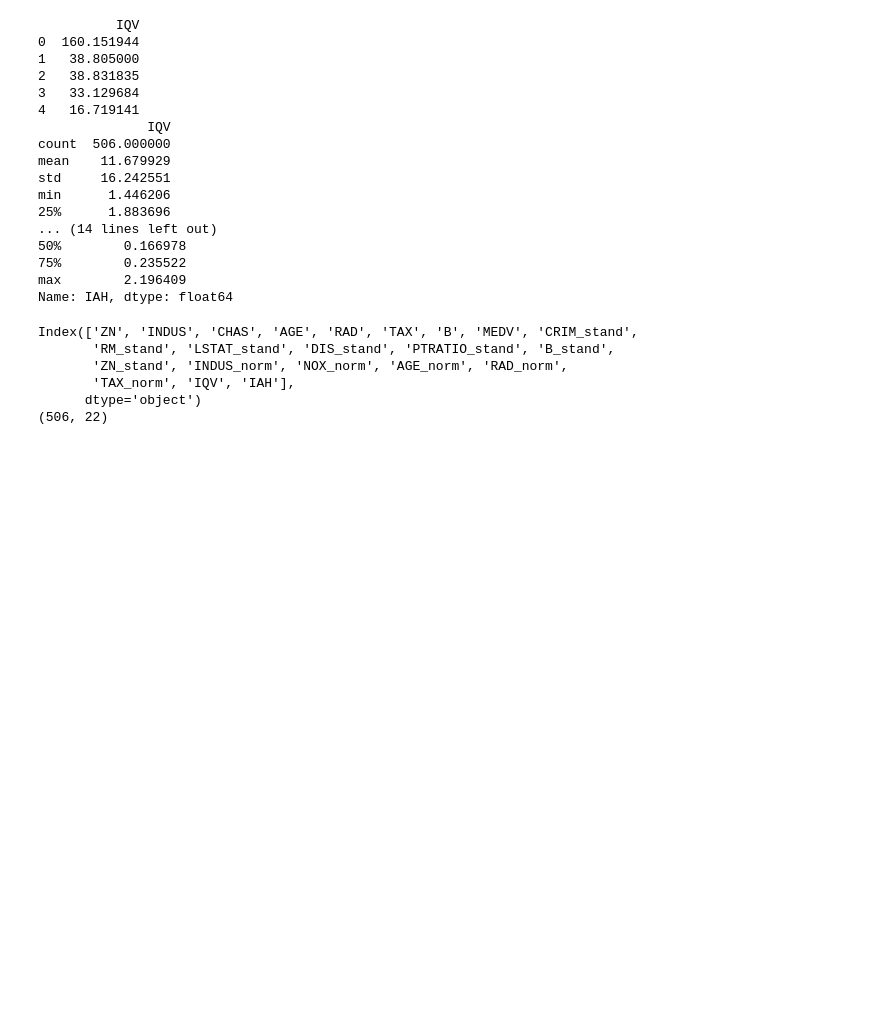
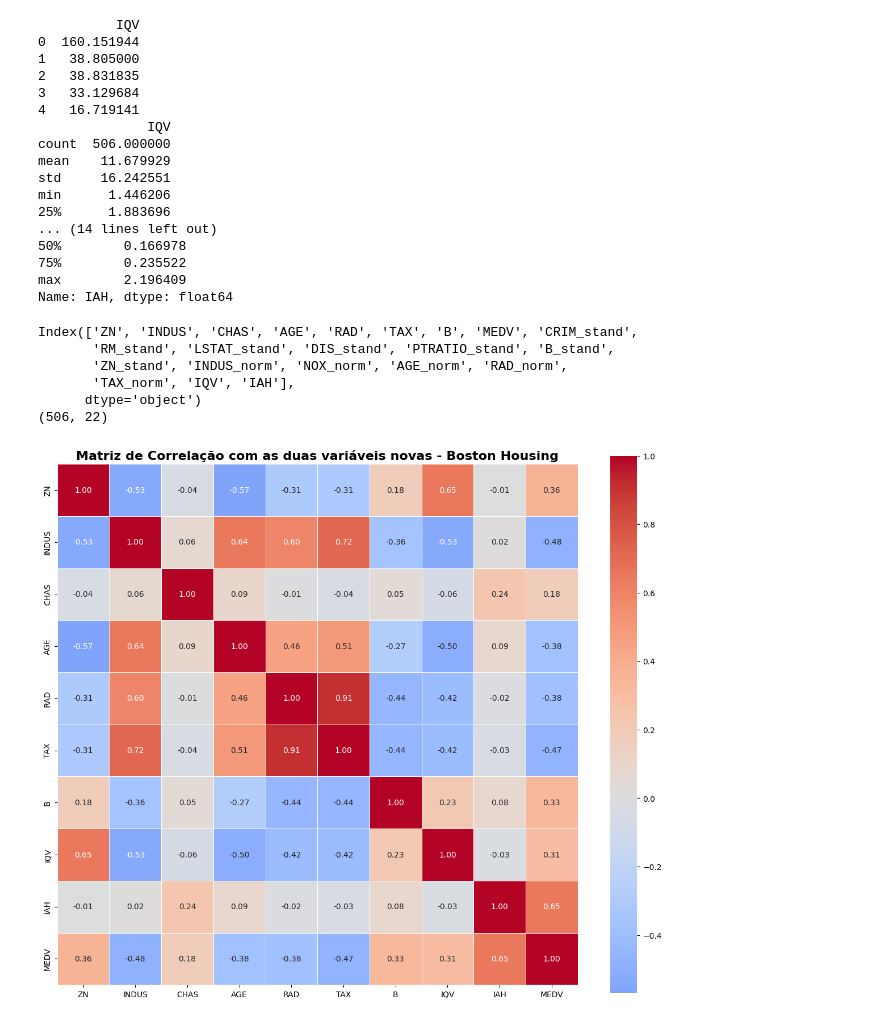
Before and after one commit to NatachaZhang/projeto-cdg-grupo7, a Jupyter notebook: notebooks/1.0_eda_limpeza.ipynb, the cells around one changed output. Cells and saved outputs as stored; diff of their text form; code cells hidden in the pictures; blank space fills up the shorter version.

Commit message:
Kaggle Notebook | 1.0_eda_limpeza | Análise de correlações das novas variáveis

```diff
--- a/notebooks/1.0_eda_limpeza.ipynb
+++ b/notebooks/1.0_eda_limpeza.ipynb
@@ -359,3 +359,26 @@ Index(['ZN', 'INDUS', 'CHAS', 'AGE', 'RAD', 'TAX', 'B', 'MEDV', 'CRIM_stand',
        'TAX_norm', 'IQV', 'IAH'],
       dtype='object')
 (506, 22)
+# %%
+colunas = ['ZN', 'INDUS', 'CHAS', 'AGE', 'RAD', 'TAX', 'B', 'IQV', 'IAH', 'MEDV']
+
+df2 = df[colunas].copy()
+
+plt.figure(figsize=(12, 10))
+
+correlacao = df2.corr()
+
+sns.heatmap(correlacao,
+            annot=True,
+            fmt='.2f',
+            cmap='coolwarm',
+            center=0,
+            square=True,
+            linewidths=0.5)
+
+plt.title('Matriz de Correlação com as duas variáveis novas - Boston Housing', fontsize=16, fontweight='bold')
+plt.tight_layout()
+plt.savefig('heatmap_correlacao.png')
+plt.show()
+# %% [output]
+[figure, added]
```
Also changed, not shown: parts of 5 cells of this notebook.
